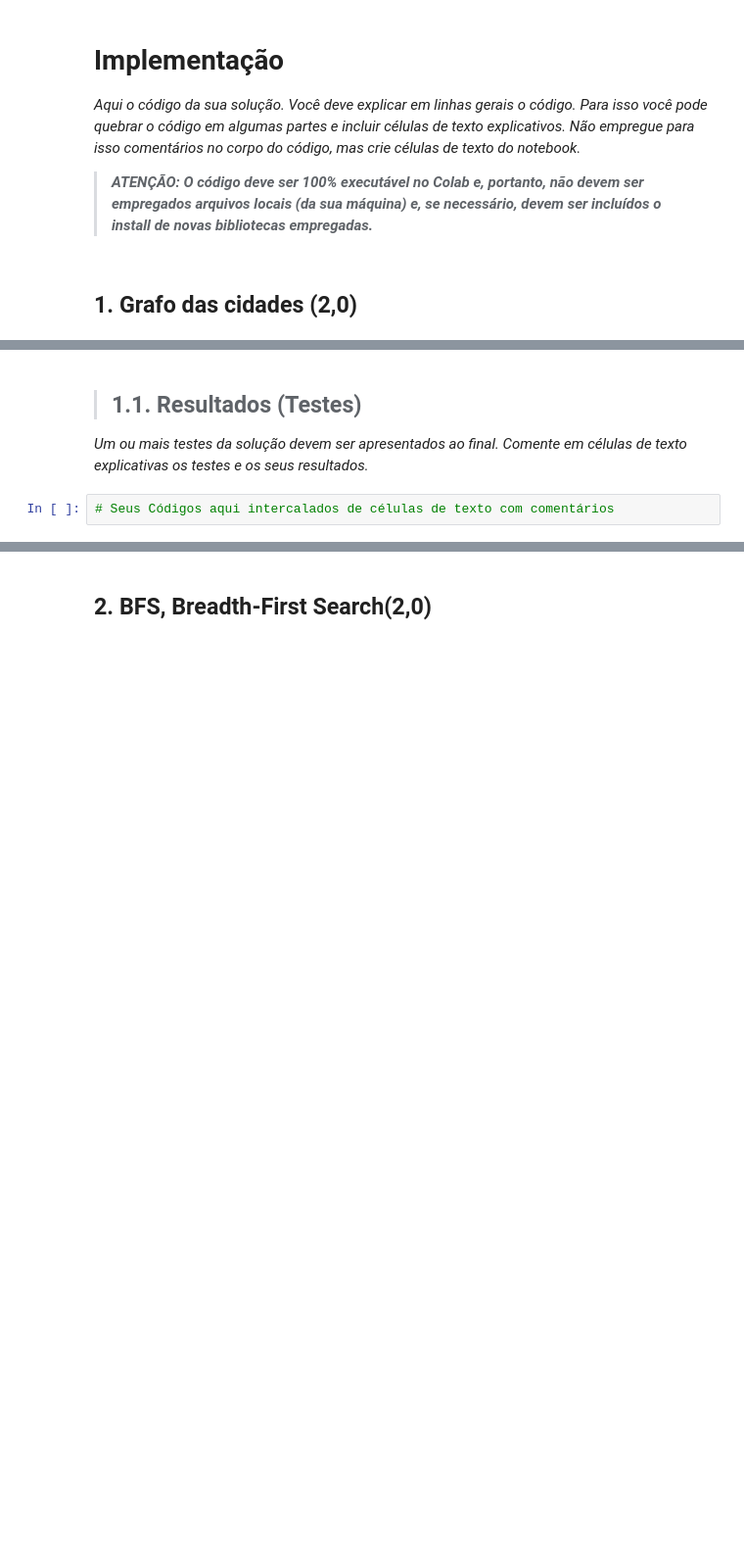
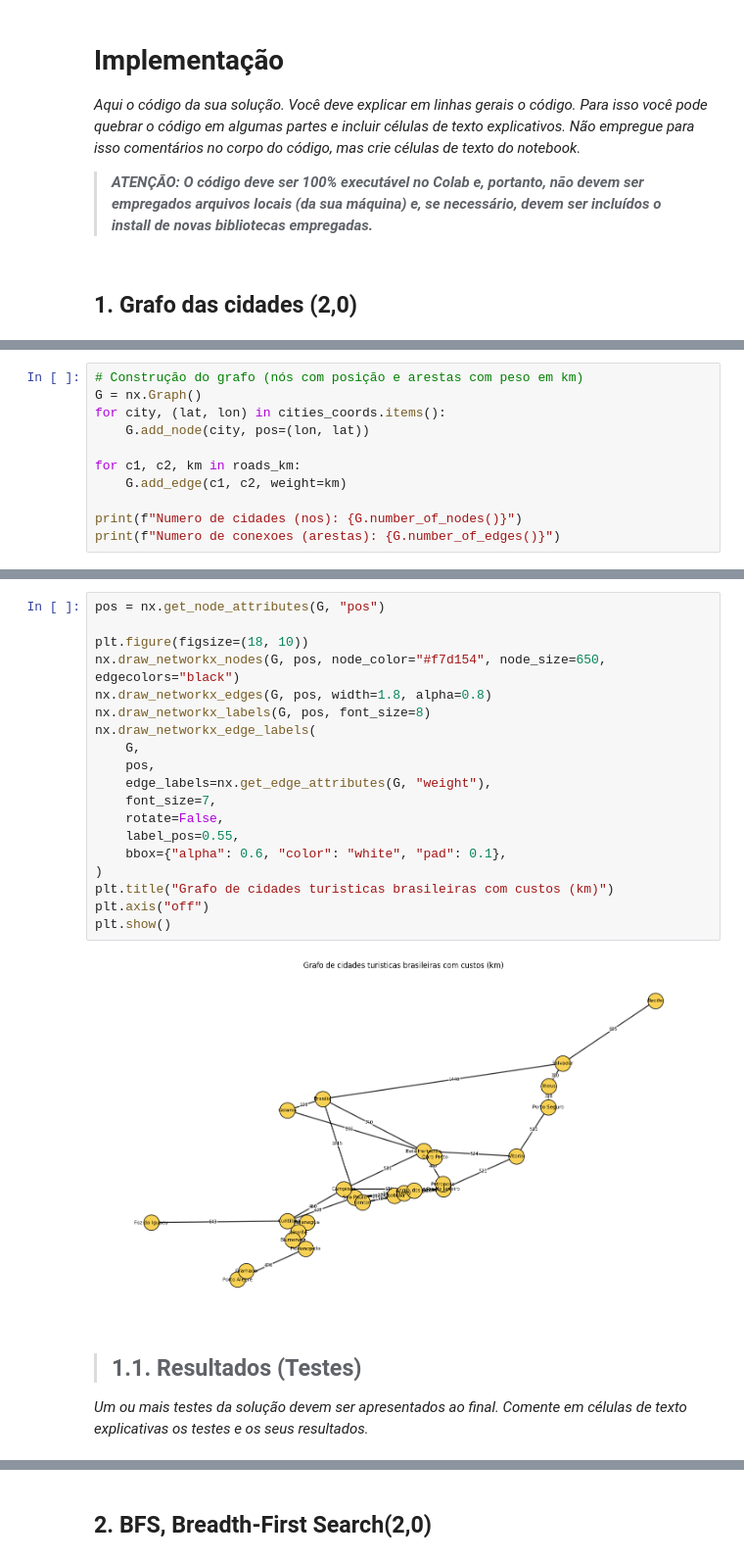
Before and after one commit to ImGabreuw/mackenzie-ai-projects, a Jupyter notebook: A2_Search_Algorithms.ipynb, the cells around one changed output, grey strips where cells are left out. Shown at 98% size. Cells and saved outputs as stored; diff of their text form; blank space fills up the shorter version.

```diff
--- a/A2_Search_Algorithms.ipynb
+++ b/A2_Search_Algorithms.ipynb
@@ -33,0 +109,11 @@ Aluno5 = '10409053, Otávio Augusto Freire de Andrade Bruzadin' #@param {type:"s
+# %%
+# Construção do grafo (nós com posição e arestas com peso em km)
+G = nx.Graph()
+for city, (lat, lon) in cities_coords.items():
+    G.add_node(city, pos=(lon, lat))
+
+for c1, c2, km in roads_km:
+    G.add_edge(c1, c2, weight=km)
+
+print(f"Numero de cidades (nos): {G.number_of_nodes()}")
+print(f"Numero de conexoes (arestas): {G.number_of_edges()}")
@@ -34,6 +142,25 @@ Aluno5 = '10409053, Otávio Augusto Freire de Andrade Bruzadin' #@param {type:"s
+# %%
+pos = nx.get_node_attributes(G, "pos")
+
+plt.figure(figsize=(18, 10))
+nx.draw_networkx_nodes(G, pos, node_color="#f7d154", node_size=650, edgecolors="black")
+nx.draw_networkx_edges(G, pos, width=1.8, alpha=0.8)
+nx.draw_networkx_labels(G, pos, font_size=8)
+nx.draw_networkx_edge_labels(
+    G,
+    pos,
+    edge_labels=nx.get_edge_attributes(G, "weight"),
+    font_size=7,
+    rotate=False,
+    label_pos=0.55,
+    bbox={"alpha": 0.6, "color": "white", "pad": 0.1},
+)
+plt.title("Grafo de cidades turisticas brasileiras com custos (km)")
+plt.axis("off")
+plt.show()
+# %% [output]
+[figure, added]
 # %% [markdown]
 > ## **1.1. Resultados (Testes)**
 
 *Um ou mais testes da solução devem ser apresentados ao final. Comente em células de texto explicativas os testes e os seus resultados.*
-# %%
-# Seus Códigos aqui intercalados de células de texto com comentários
```
Also changed, not shown: parts of 6 cells of this notebook, 1 other file.
